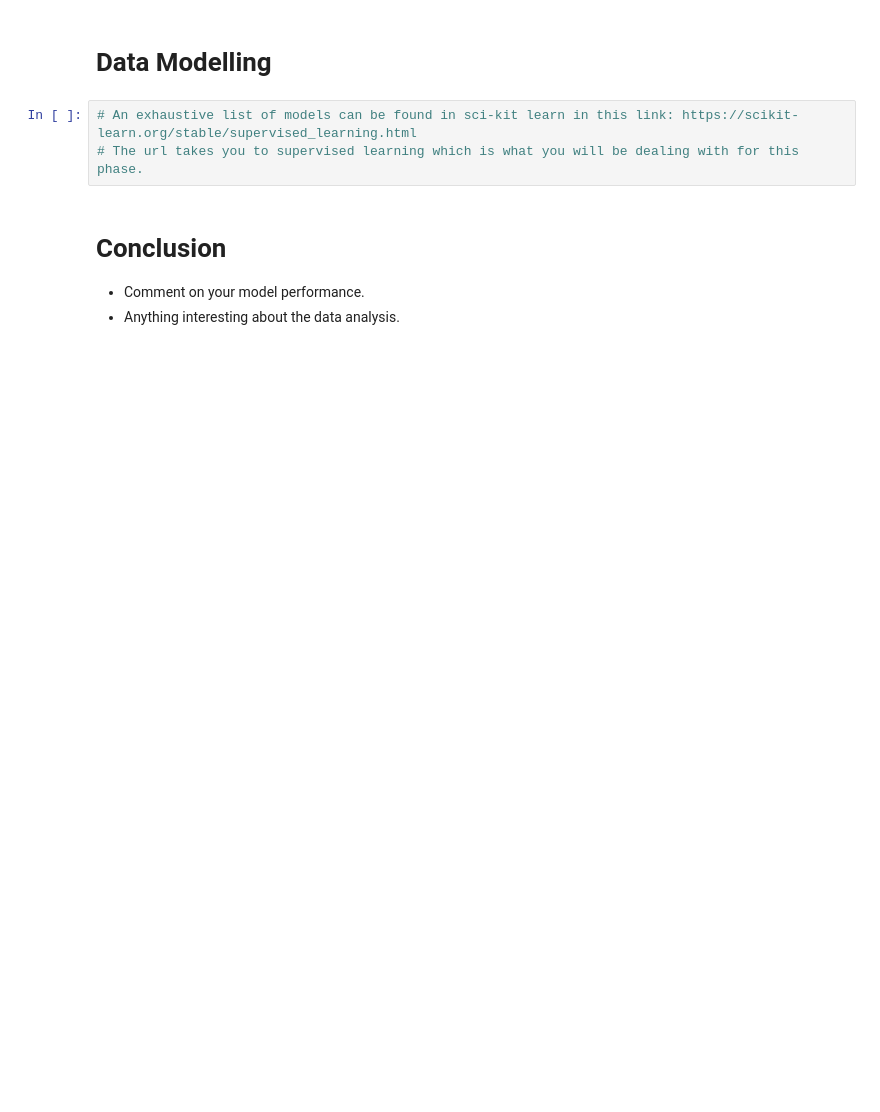
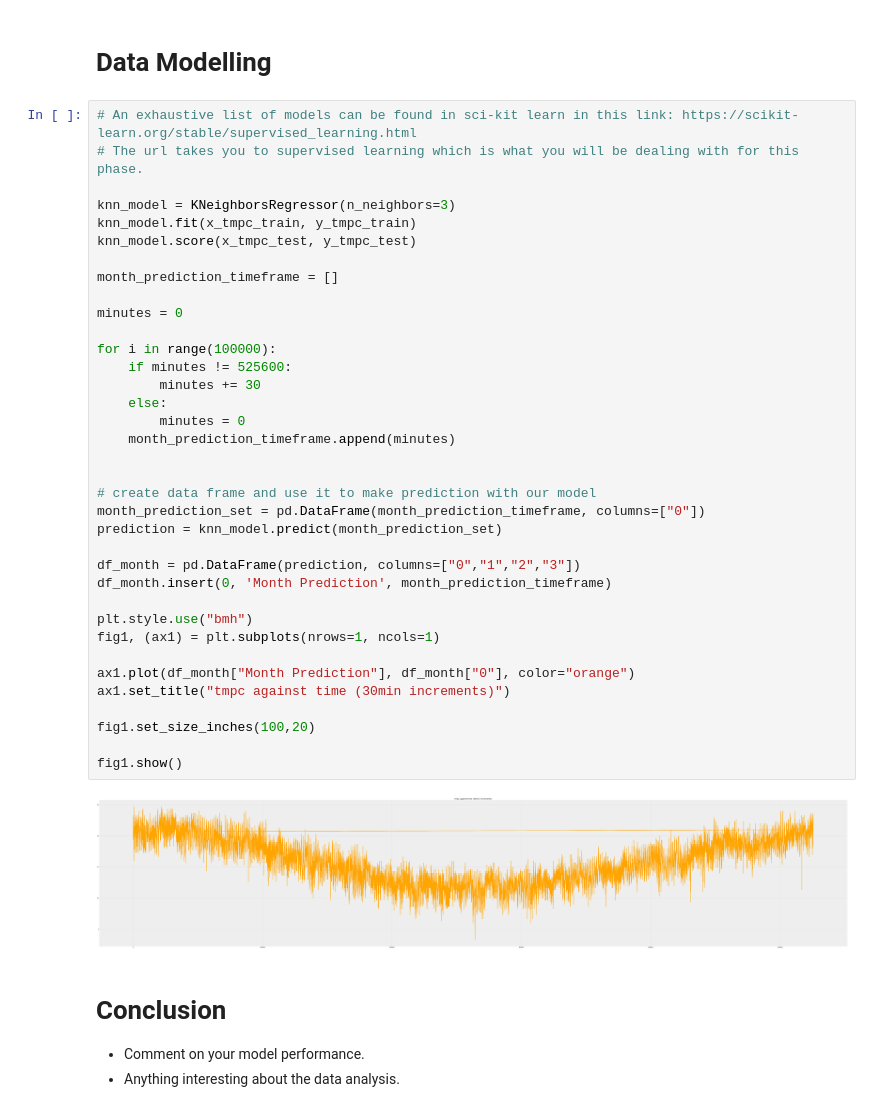
Before and after one commit to mwon369/MSA-Phase-2-2022-Data-Science-Project, a Jupyter notebook: submission.ipynb, the cells around one changed output. Cells and saved outputs as stored; diff of their text form; blank space fills up the shorter version.

Commit message:
Recreated the test and train datasets for Part 2 by using scikit-learn's train_test_split method. Also created and fitted the KNN model to the data and graphed it for Part 3

```diff
--- a/submission.ipynb
+++ b/submission.ipynb
@@ -169,8 +170,43 @@ See the caveats in the documentation: https://pandas.pydata.org/pandas-docs/stab
 # %% [markdown]
 # Data Modelling
-# %%
-# An exhaustive list of models can be found in sci-kit learn in this link: https://scikit-learn.org/stable/supervised_learning.html
-# The url takes you to supervised learning which is what you will be dealing with for this phase.
+# %%
+# An exhaustive list of models can be found in sci-kit learn in this link: https://scikit-learn.org/stable/supervised_learning.html
+# The url takes you to supervised learning which is what you will be dealing with for this phase.
+
+knn_model = KNeighborsRegressor(n_neighbors=3)
+knn_model.fit(x_tmpc_train, y_tmpc_train)
+knn_model.score(x_tmpc_test, y_tmpc_test)
+
+month_prediction_timeframe = []
+
+minutes = 0
+
+for i in range(100000):
+    if minutes != 525600:
+        minutes += 30
+    else:
+        minutes = 0
+    month_prediction_timeframe.append(minutes)
+
+
+# create data frame and use it to make prediction with our model
+month_prediction_set = pd.DataFrame(month_prediction_timeframe, columns=["0"])
+prediction = knn_model.predict(month_prediction_set)
+
+df_month = pd.DataFrame(prediction, columns=["0","1","2","3"])
+df_month.insert(0, 'Month Prediction', month_prediction_timeframe)
+
+plt.style.use("bmh")
+fig1, (ax1) = plt.subplots(nrows=1, ncols=1)
+
+ax1.plot(df_month["Month Prediction"], df_month["0"], color="orange")
+ax1.set_title("tmpc against time (30min increments)")
+
+fig1.set_size_inches(100,20)
+
+fig1.show()
+# %% [output]
+[figure, added]
 # %% [markdown]
 # Conclusion
 
```
Also changed, not shown: parts of 2 cells of this notebook.
